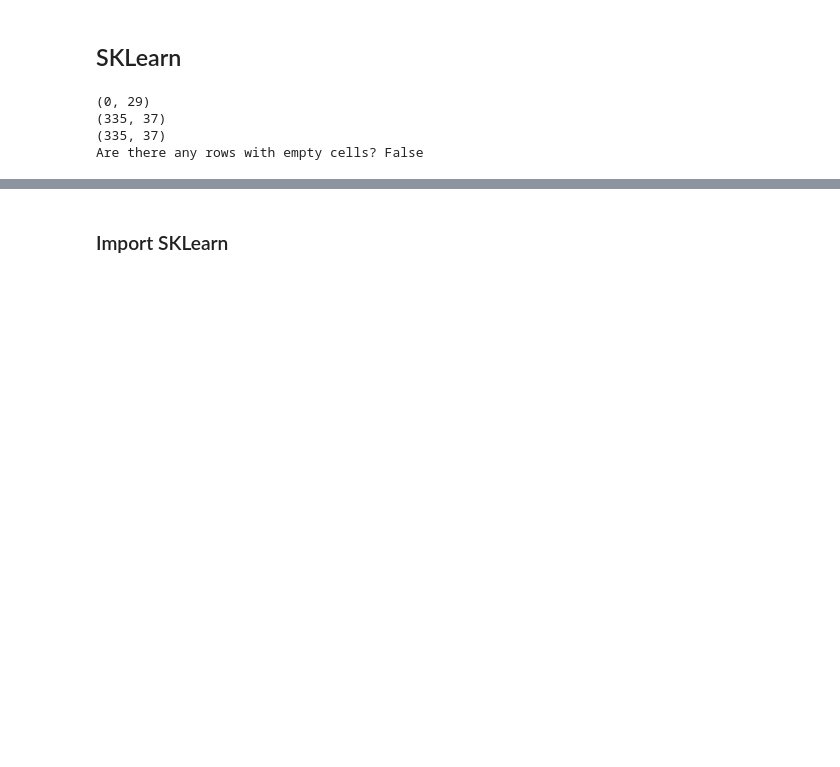
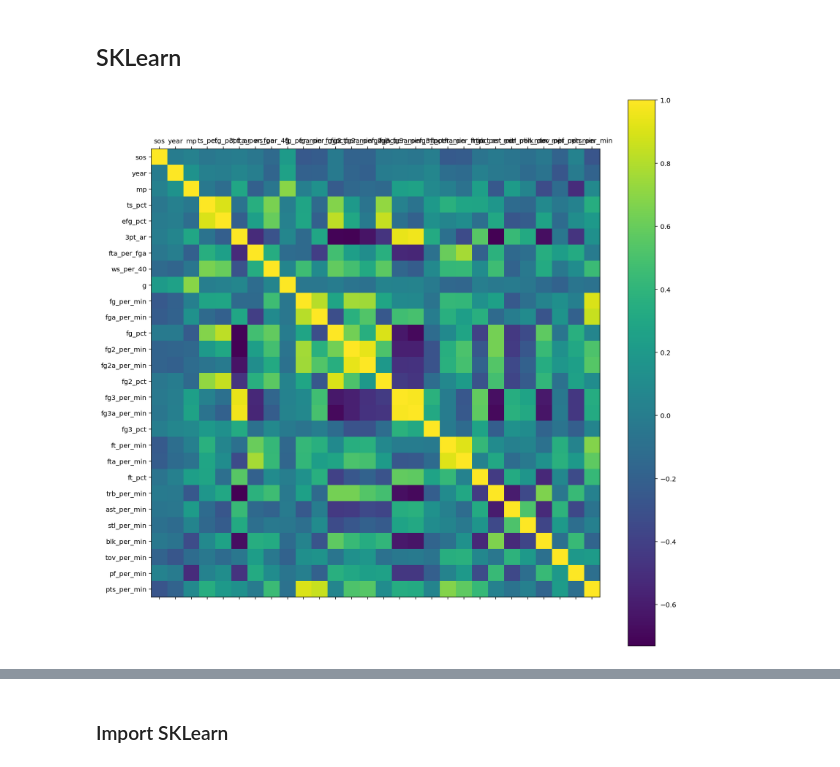
Before and after one commit to kkekk/NBA_Analytics, a Jupyter notebook: Test.ipynb, the cells around one changed output, grey strips where cells are left out. Cells and saved outputs as stored; diff of their text form; code cells hidden in the pictures; blank space fills up the shorter version.

```diff
--- a/Test.ipynb
+++ b/Test.ipynb
@@ -235,26 +235,32 @@ array([[0, 1],
 # %%
 college_df = pd.read_csv('college_all.csv')
 college_df.isnull().sum() #check for missing data
-college_df.columns = ["Player","sos", "year","mp", "ts_pct","efg_pct","fg3a_per_fga_pct", "fta_per_fga_pct","ws_per_40",'g','gs','fg_per_min','fga_per_min','fg_pct','fg2_per_min','fg2a_per_min','fg2_pct','fg3_per_min','fg3a_per_min','fg3_pct','ft_per_min','fta_per_min','ft_pct','trb_per_min','ast_per_min', 'stl_per_min','blk_per_min', 'tov_per_min','pf_per_min','pts_per_min']
-
-college_df = college_df.dropna(how='any').drop(columns = ['gs']) #remove column with many empty cells
+college_df.columns = ["Player","sos", "year","mp", "ts_pct","efg_pct","3pt_ar", "fta_per_fga","ws_per_40",
+                      'g','gs','fg_per_min','fga_per_min','fg_pct','fg2_per_min','fg2a_per_min','fg2_pct','fg3_per_min',
+                      'fg3a_per_min','fg3_pct','ft_per_min','fta_per_min','ft_pct','trb_per_min','ast_per_min',
+                      'stl_per_min','blk_per_min', 'tov_per_min','pf_per_min','pts_per_min']
+college_df = college_df.drop(columns = ['gs']) #remove column with many empty cells
 
 nba_df = pd.read_csv('nba_all.csv', header=None)
-nba_df.columns = ['Player','PER 1st', 'PER 2nd', 'WS48 1st','WS48 2nd', 'BPM 1st', 'BPM 2nd','VORP 1st', 'VORP 2nd', 'year']
+nba_df.columns = ['Player','PER 1st', 'PER 2nd', 'WS48 1st','WS48 2nd',
+                  'BPM 1st', 'BPM 2nd','VORP 1st', 'VORP 2nd', 'year']
 
 nba_df = nba_df.drop(['year'], axis=1) #remove duplicate column
-
-comb = pd.merge(nba_df, college_df, on=['Player', 'Player'])
-
-print(college_df[college_df.isnull().any(axis=1)].shape) #amount of data to remove
-print(comb.shape)
-comb = comb.dropna(how = 'any') #remove rows with NaN
-print(comb.shape)
-print("Are there any rows with empty cells?", comb.isnull().values.any() )
-
-# comb = comb.sort_values(by = ["College Win Shares"])
-# %% [output]
-(0, 29)
-(335, 37)
-(335, 37)
-Are there any rows with empty cells? False
+# %%
+def plot_corr(df,size=10):
+    '''Function plots a graphical correlation matrix for each pair of columns in the dataframe.
+
+    Input:
+        df: pandas DataFrame
+        size: vertical and horizontal size of the plot'''
+
+    corr = df.corr()
+    fig, ax = plt.subplots(figsize=(size, size))
+    cax = ax.matshow(corr)
+    fig.colorbar(cax)
+    plt.xticks(range(len(corr.columns)), corr.columns);
+    plt.yticks(range(len(corr.columns)), corr.columns);
+plot_corr(college_df, 15)
+#drop all high correlations and negative
+# %% [output]
+[figure, added]
```
Also changed, not shown: parts of 11 cells of this notebook, 1 other file.
